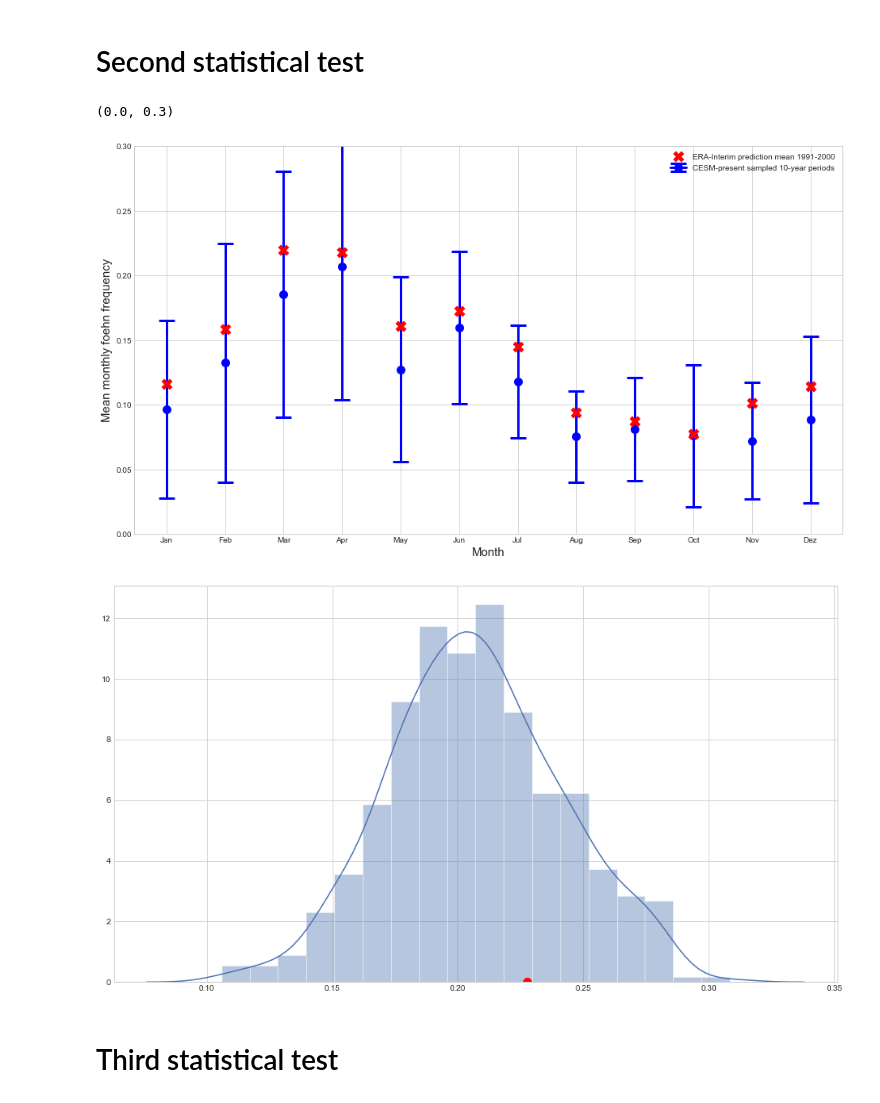
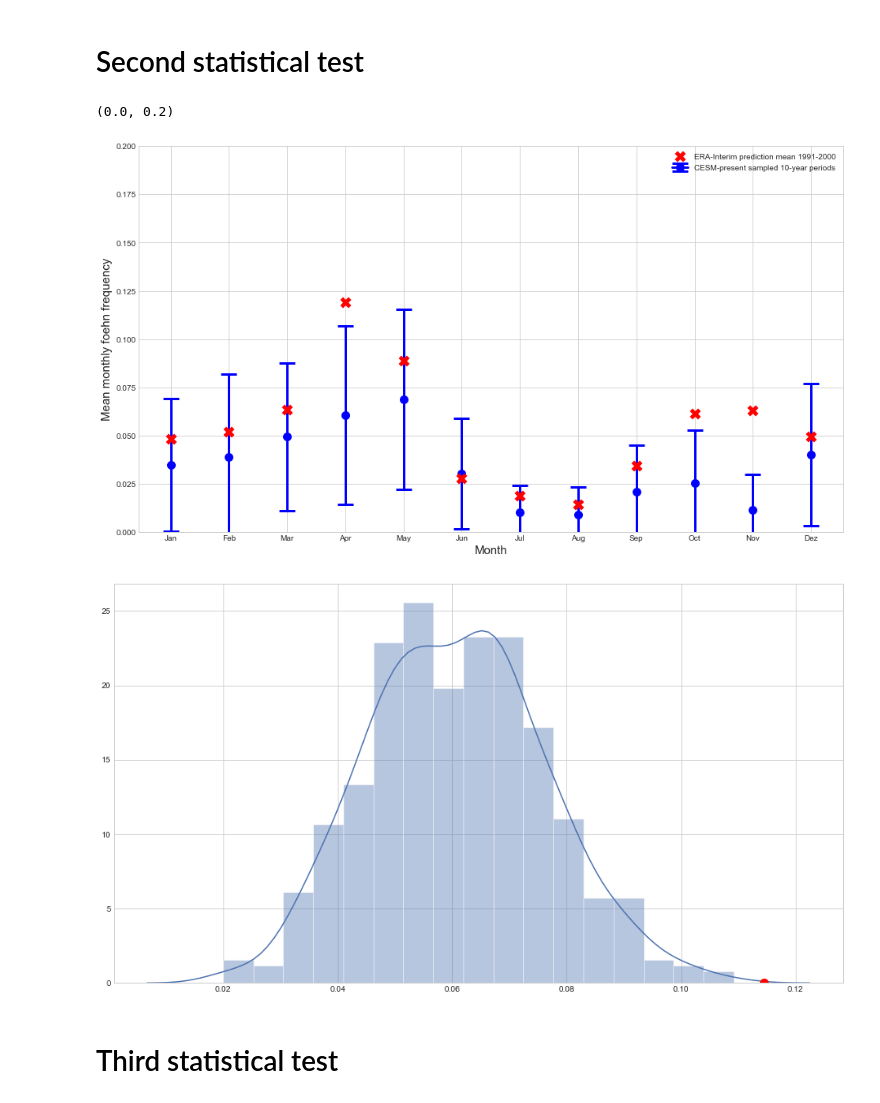
Before and after one commit to ch-mon/foehn-development, a Jupyter notebook: train_model_on_ERAI_and_predict_on_CESM.ipynb, the cells around one changed output. Saved outputs shown, nothing was run; the diff lists cells and outputs as text; code cells hidden in the pictures.

```diff
--- a/train_model_on_ERAI_and_predict_on_CESM.ipynb
+++ b/train_model_on_ERAI_and_predict_on_CESM.ipynb
@@ -324,7 +324,7 @@ XGBClassifier(base_score=0.2, booster='gbtree', colsample_bylevel=1.0,
 # %% [markdown]
 # Reduce dataframe to most important features
 # %%
-df_ERA_reduced_features = df_ERA_all_features.loc[:,df_ERA_feature_importances.loc[:50, "feature_name"]]
+df_ERA_reduced_features = df_ERA_all_features.loc[:,df_ERA_feature_importances.loc[:100, "feature_name"]]
 feature_names_reduced = df_ERA_reduced_features.columns.tolist()
 df_ERA_reduced_features["date"] = df_ERA_all_features["date"]
 df_ERA_reduced_features["Foehn"] = df_ERA_all_features["Foehn"]
@@ -538,7 +531,7 @@ def sigmoid(x):
     return 1 / (1 + np.exp(-x))
 
 # from sklearn.metrics import log_loss, make_scorer
-def custom_loss(predt: np.ndarray, dtrain: xgb.DMatrix, ERA_len, CESM_len, alpha=100000):
+def custom_loss(predt: np.ndarray, dtrain: xgb.DMatrix, ERA_len, CESM_len, alpha=0.0001):
     y = dtrain.get_label()[:ERA_len]
 
     pred = sigmoid(predt)
@@ -621,7 +614,7 @@ if estimator == "XGB":
                              label=df_ERA_CESMp["Foehn"])
         model = xgb.Booster(params, [D_train])
 
-        for _ in range(100):
+        for _ in range(200):
             pred = model.predict(D_train)
             g, h = custom_loss(pred, D_train, ERA_len=train_mask_month.sum(), CESM_len = month_mask_CESMp.sum())
             model.boost(D_train, g, h)
@@ -1082,7 +1075,7 @@ df_foehn_ERA_CESMp_CESMf["year"] = df_foehn_ERA_CESMp_CESMf["date"].dt.year
 df_monthly_mean = df_foehn_ERA_CESMp_CESMf[["date", "year", "month", "dataset", "ensemble", "prediction"]].groupby(["dataset", "ensemble", "year", "month"], axis=0, as_index=False).mean()
 # %%
 # Retrieve the test period (1991 until 2000) and future prediction (2091-2100)
-test_mask_final_plot = ((1990< df_monthly_mean["year"]) & (df_monthly_mean["year"]<2001)) | (2090< df_monthly_mean["year"])
+test_mask_final_plot = ((1980< df_monthly_mean["year"]) & (df_monthly_mean["year"]<2021)) | (2090< df_monthly_mean["year"])
 df_monthly_mean_testset = df_monthly_mean[test_mask_final_plot]
 # %% [markdown]
 # Create Plots
@@ -1128,37 +1121,37 @@ for month_test in range(1, 12+1):
     plt.errorbar(month_test, np.mean(np.array(CESM_test_distribution)),
                  yerr = 3*np.array(CESM_test_distribution).std(),
                  color="b",
                  marker="o",
                  markersize=10,
                  linewidth=3,
                  capsize=10,
                  capthick=3,
                  zorder=1)
     plt.scatter(month_test, (df_monthly_mean_testset.loc[(df_monthly_mean_testset["dataset"]=="observed_foehn") & (df_monthly_mean_testset["month"]==month_test), "prediction"]).mean(),
                 marker="x",
                 color="r",
                 s=110,
                 linewidth=5,
                 zorder=10)
 
     if month_test==4:
         plt.figure(figsize=(16,9))
         sns.distplot(CESM_test_distribution)
         plt.plot(df_monthly_mean_testset.loc[(df_monthly_mean_testset["dataset"]=="ERA") & (df_monthly_mean_testset["month"]==month_test), "prediction"].mean(),0,
                 "ro",
                 markersize=10)
 
     if month_test==1: # To make plot prettier
         legend = ax.legend(["ERA-Interim prediction mean 1991-2000", "CESM-present sampled 10-year periods"])
 
 ax.set(xticklabels=MONTH_NAMES, xticks=range(1,12+1))
 ax.set_xlabel("Month",fontsize=15)
 ax.set_ylabel("Mean monthly foehn frequency",fontsize=15)
-ax.set_ylim((0,0.30))
+ax.set_ylim((0,0.20))
 # %% [output]
-(0.0, 0.3)
+(0.0, 0.2)
-[figure, old version]
+[figure, new version]
-[figure, old version]
+[figure, new version]
 # %% [markdown]
 # Third statistical test
 # %%
```
Also changed, not shown: parts of 8 cells of this notebook, 4 other files.
